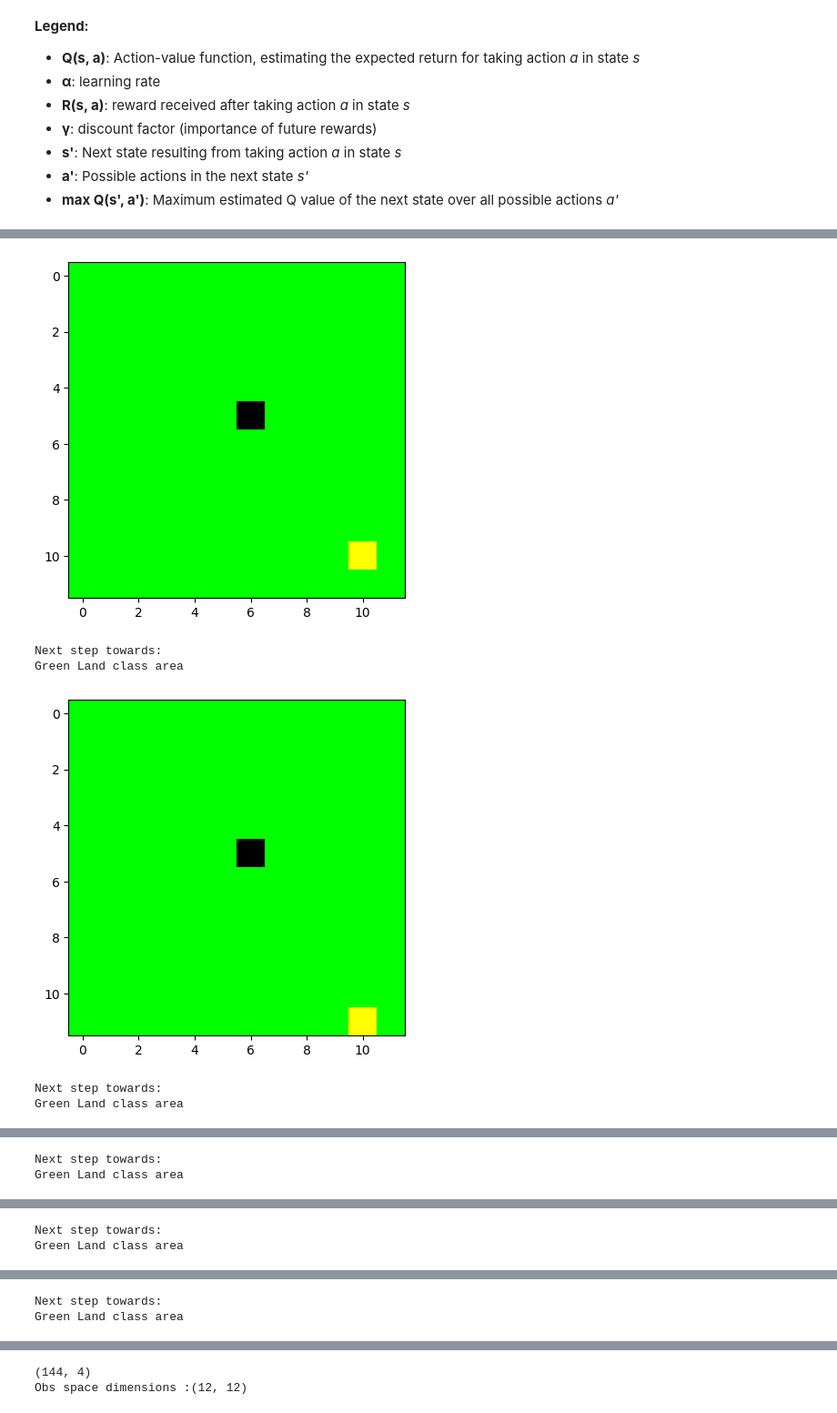
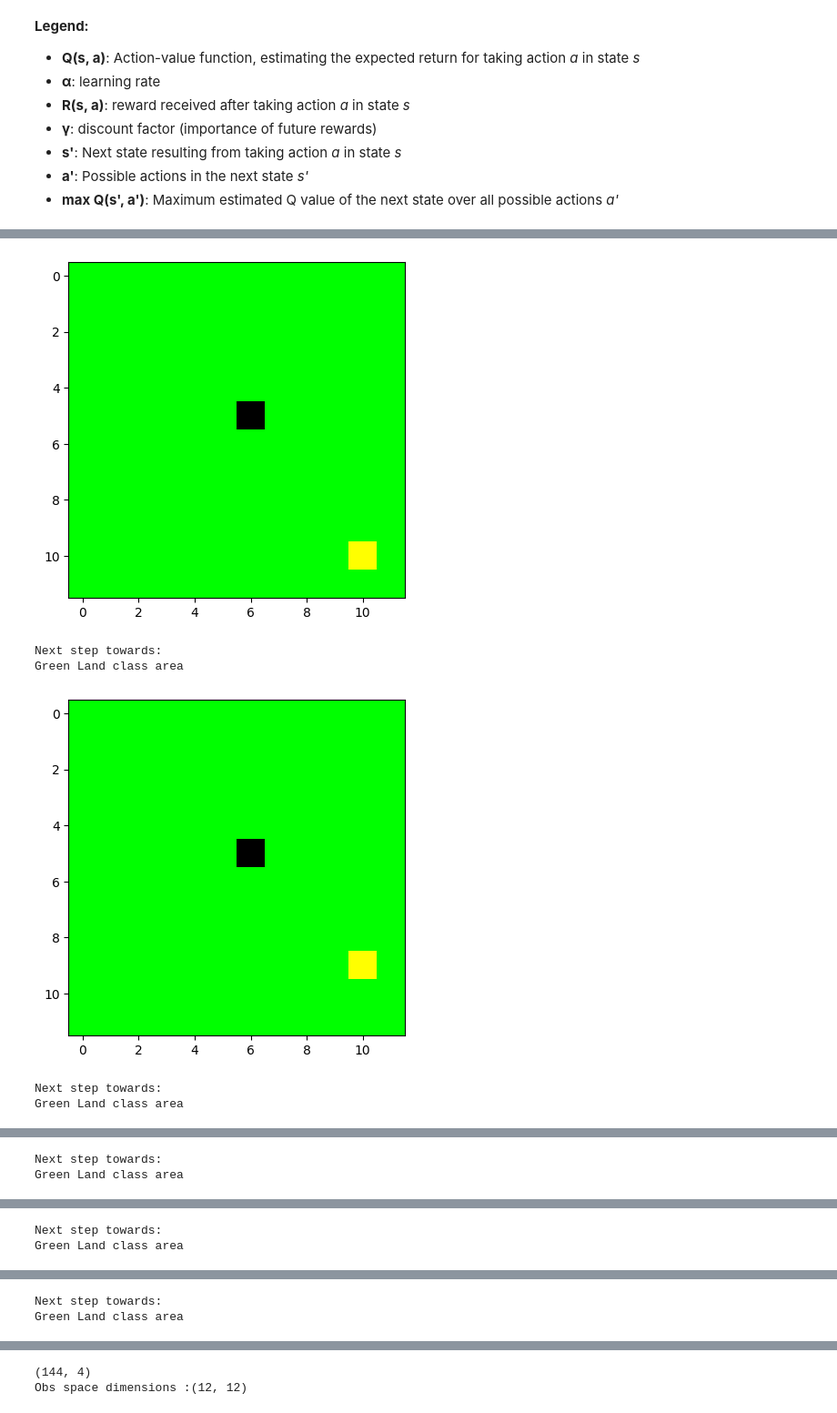
Before and after one commit to fjhanevo/TDT4172, a Jupyter notebook: Assignment3/Project3_RL.ipynb, the cells around one changed output, grey strips where cells are left out. Shown: that part at 91% size. Saved outputs shown, nothing was run; the diff lists cells and outputs as text; code cells hidden in the pictures.

Commit message:
fixed training function, fixed explore_rate in testing

```diff
--- a/Assignment3/Project3_RL.ipynb
+++ b/Assignment3/Project3_RL.ipynb
@@ -660,14 +656,14 @@ TODO: write helper function to:
 
 
 # Explore Rate Decay Function, Converges to MIN_EXPLORE_RATE
-def update_explore_rate(episode, MIN_EXPLORE_RATE=0.01, DECAY_RATE=0.001):
+def update_explore_rate(episode, MIN_EXPLORE_RATE=0.01, DECAY_RATE=0.003):
     """
     This function cotrols the epsilon parameter
     """
     return max(MIN_EXPLORE_RATE, np.exp(-DECAY_RATE * episode))
 
 # Learning Rate Decay Function, Converges to MIN_LEARNING_RATE
-def update_learning_rate(episode, MIN_LEARNING_RATE=0.1, DECAY_RATE=0.001):
+def update_learning_rate(episode, MIN_LEARNING_RATE=0.1, DECAY_RATE=0.003):
     """
     Controls the alpha parameter
     """
@@ -713,17 +700,16 @@ $$
 - **a'**: Possible actions in the next state *s'*
 - **max Q(s', a')**: Maximum estimated Q value of the next state over all possible actions *a'*
 # %%
-# Task 4: Train the agent using Q-learning
-# Suggestion: you can wrap the code to learn Q-table in a function,
-# which you can also use for Task 4 in Assignment 2
-
-# result of the training is:
-#   updated Q table (Q_test)
-#   total_reward
-#   you are free to add others, if you will
+### Hyperparameters
+GAMMA_test = 0.90
+NUM_EPISODES_test = 1000
+MIN_EXPLORE_RATE_test = 0.01
+MIN_LEARNING_RATE_test = 0.01
+STEP_SIZE_TEST = 100
 
 tmp_env.manual_mode = False # disable printouts while training
 
+### Training function
 def train_Qtable(Qtable, env, episodes, max_steps, gamma):
     # store episode statistics
     episode_stats = []
@@ -735,22 +721,34 @@ def train_Qtable(Qtable, env, episodes, max_steps, gamma):
         learning_rate = update_learning_rate(episode, MIN_LEARNING_RATE=MIN_LEARNING_RATE_test)
 
         # reset the environment
-        state = env.reset()
+        obs= env.reset()
+        # get correct dimension
         state = env.get_1d_state()
         total_reward = 0
         for _ in range(max_steps):
             action = update_action(env, state, explore_rate, Qtable)
 
-            new_state, reward, terminated, _ = env.step(action)
+            obs, reward, terminated, _ = env.step(action)
+            # get correct dimension
+            new_state = env.get_1d_state()
 
-            best_future_q = np.max(Qtable[new_state])
-            Qtable[state][action] += learning_rate * (reward + gamma * best_future_q - Qtable[state][action])
+
+            if terminated:
+                best_future_q = 0.0
+            else:
+                best_future_q = np.max(Qtable[new_state])
+
+            # update Q-table
+            Qtable[state][action] += learning_rate * (
+                reward + gamma * best_future_q - Qtable[state][action])
+
             # update state and total reward
             state = new_state
             total_reward += reward
 
             if terminated:
                 break
+
 
         # store statistics from the episode
         episode_stats.append({
@@ -792,31 +792,31 @@ plt.show()
 # %%
 # now we show one episode
 # yellow spot should be able to find black spot here
 
 tmp_env.manual_mode = True # enable messages
 STEP_SIZE_TEST_test = 16
 
 observation = tmp_env.reset()
 state_0 = tmp_env.get_1d_state()
-explore_rate = update_explore_rate(0, MIN_EXPLORE_RATE=MIN_EXPLORE_RATE_test)
+explore_rate = 0.0
 total_reward = 0
 
 for _ in range(STEP_SIZE_TEST_test):
     tmp_env.render()
     action = update_action(tmp_env, state_0, explore_rate, Q=Q_test)
     obv, reward, done, info = tmp_env.step(action)
     state_1 = tmp_env.get_1d_state()
 
     # No need to update the Q here
     state_0 = state_1
 
     total_reward += reward
 
 print(f"Total_reward: ", total_reward)
 # %% [output]
 [figure]
 Next step towards:
 Green Land class area
-[figure, old version]
+[figure, new version]
 Next step towards:
 Green Land class area
```
Also changed, not shown: parts of 5 cells of this notebook.
